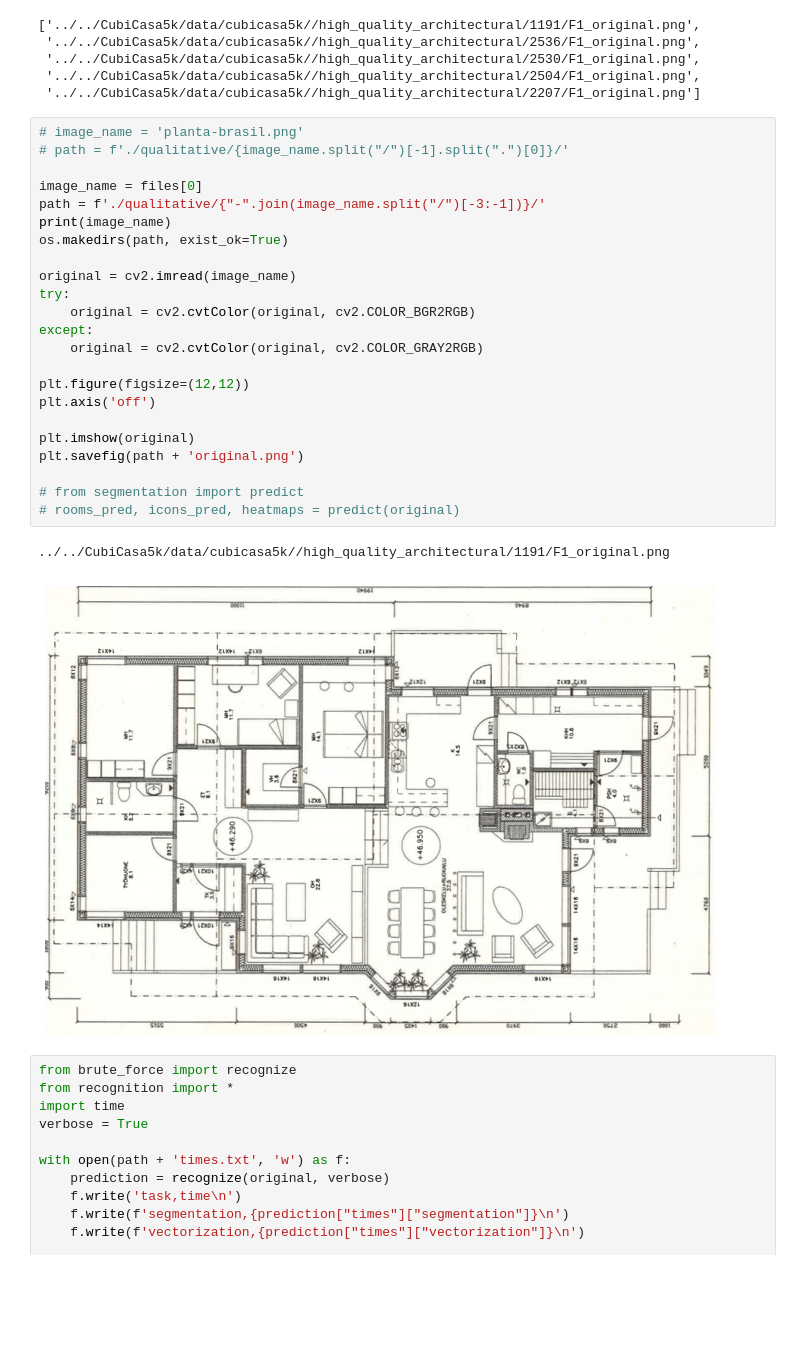
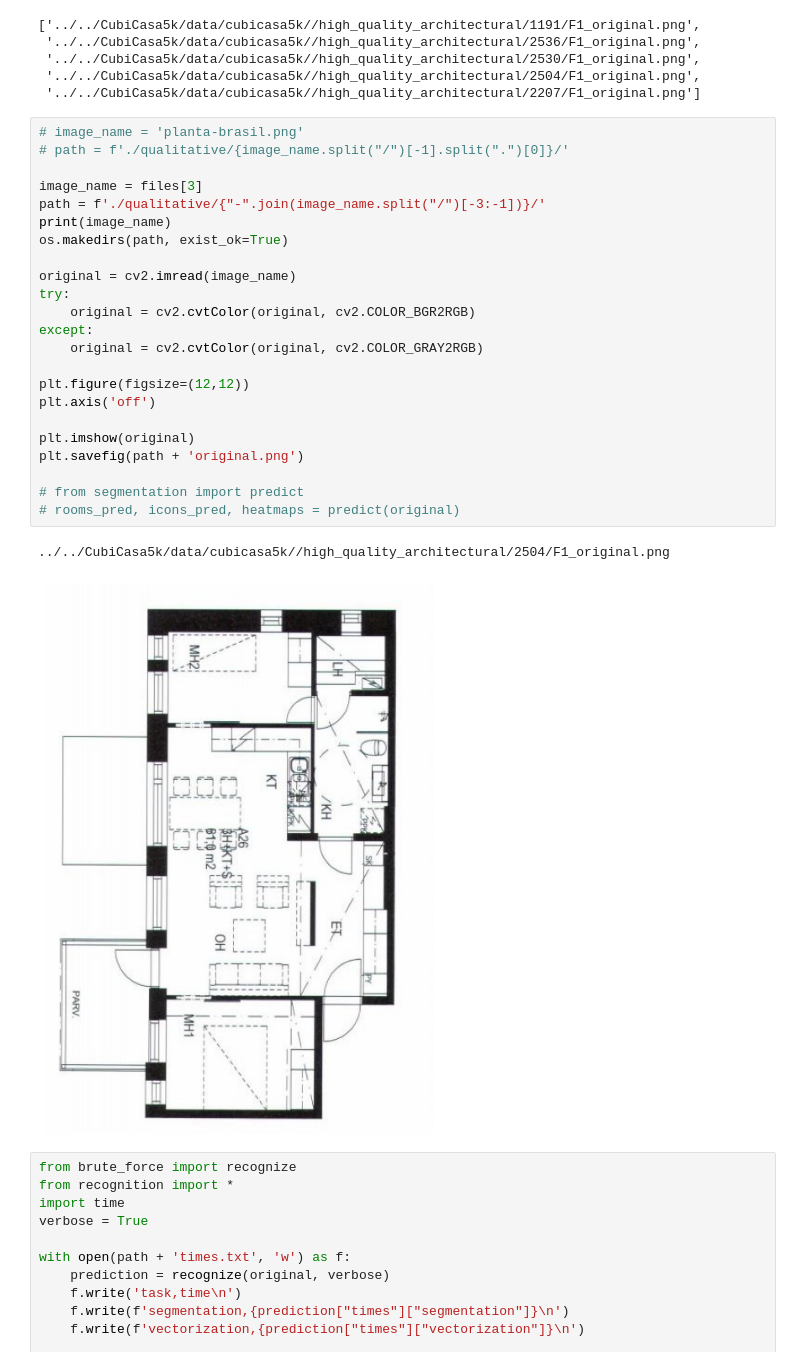
Before and after one commit to joaocmd/Inverse-Algorithmic-Design, a Jupyter notebook: Recognition/qualitative-results.ipynb, the cells around one changed output. Saved outputs shown, nothing was run; the diff lists cells and outputs as text; blank space fills up the shorter version.

```diff
--- a/Recognition/qualitative-results.ipynb
+++ b/Recognition/qualitative-results.ipynb
@@ -46,29 +46,29 @@ files[:5]
 # %%
 # image_name = 'planta-brasil.png'
 # path = f'./qualitative/{image_name.split("/")[-1].split(".")[0]}/'
 
-image_name = files[0]
+image_name = files[3]
 path = f'./qualitative/{"-".join(image_name.split("/")[-3:-1])}/'
 print(image_name)
 os.makedirs(path, exist_ok=True)
 
 original = cv2.imread(image_name)
 try:
     original = cv2.cvtColor(original, cv2.COLOR_BGR2RGB)
 except:
     original = cv2.cvtColor(original, cv2.COLOR_GRAY2RGB)
 
 plt.figure(figsize=(12,12))
 plt.axis('off')
 
 plt.imshow(original)
 plt.savefig(path + 'original.png')
 
 # from segmentation import predict
 # rooms_pred, icons_pred, heatmaps = predict(original)
 # %% [output]
-../../CubiCasa5k/data/cubicasa5k//high_quality_architectural/1191/F1_original.png
+../../CubiCasa5k/data/cubicasa5k//high_quality_architectural/2504/F1_original.png
-[figure, old version]
+[figure, new version]
 # %%
 from brute_force import recognize
 from recognition import *
```
Also changed, not shown: parts of 8 cells of this notebook, 32 other files.
